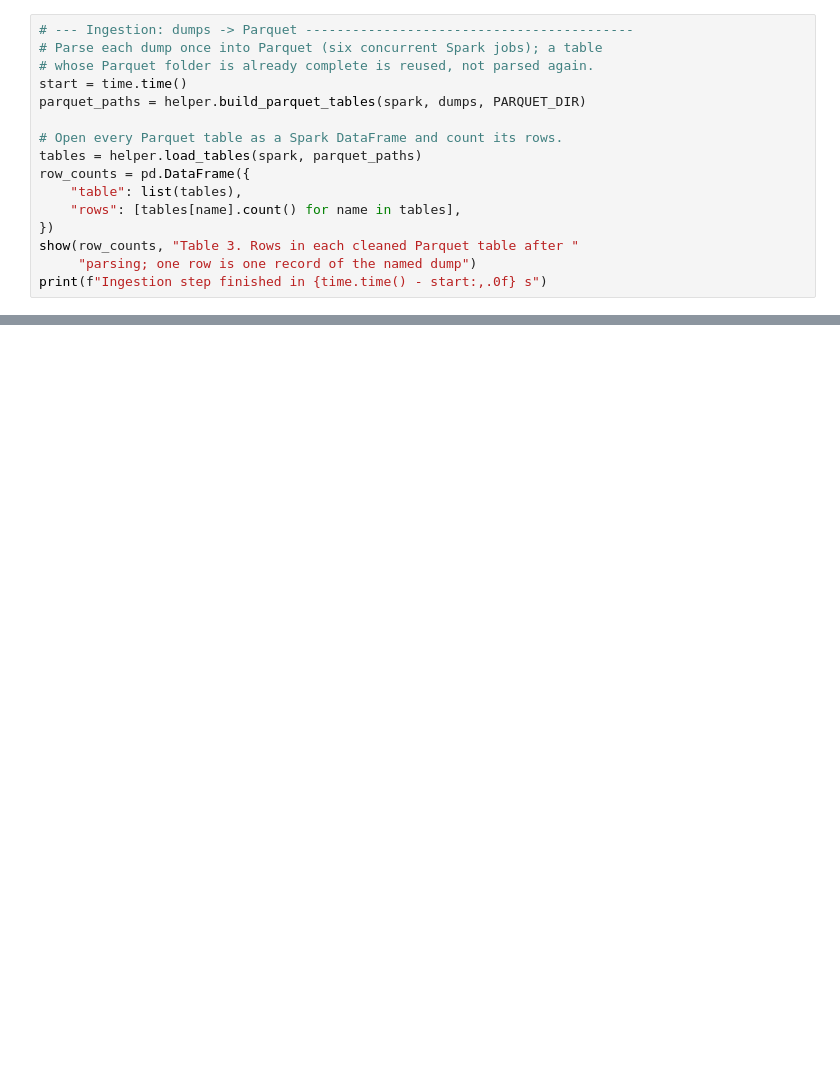
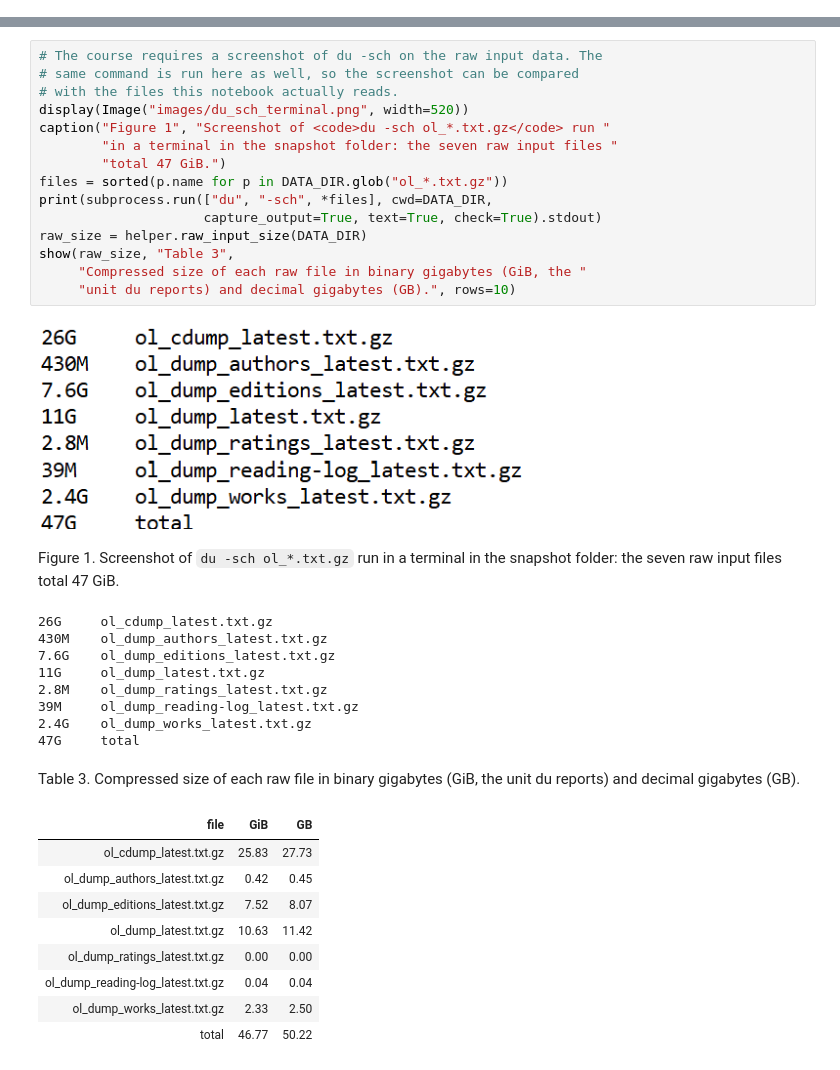
Before and after one commit to jlgelsey/BDCC-Lab-2-, a Jupyter notebook: FINAL REPORT.ipynb, the cells around one changed output, grey strips where cells are left out. Drawn from its saved outputs; the diff is of its cells as text; blank space fills up the shorter version.

Commit message:
Everything

```diff
--- a/FINAL REPORT.ipynb
+++ b/FINAL REPORT.ipynb
@@ -230,16 +0,0 @@ All dumps are dated 2026-10-31, as described in the text.
-# %%
-# --- Ingestion: dumps -> Parquet ------------------------------------------
-# Parse each dump once into Parquet (six concurrent Spark jobs); a table
-# whose Parquet folder is already complete is reused, not parsed again.
-start = time.time()
-parquet_paths = helper.build_parquet_tables(spark, dumps, PARQUET_DIR)
-
-# Open every Parquet table as a Spark DataFrame and count its rows.
-tables = helper.load_tables(spark, parquet_paths)
-row_counts = pd.DataFrame({
-    "table": list(tables),
-    "rows": [tables[name].count() for name in tables],
-})
-show(row_counts, "Table 3. Rows in each cleaned Parquet table after "
-     "parsing; one row is one record of the named dump")
-print(f"Ingestion step finished in {time.time() - start:,.0f} s")
@@ -1146,0 +271,36 @@ spark.stop()
+# %%
+# The course requires a screenshot of du -sch on the raw input data. The
+# same command is run here as well, so the screenshot can be compared
+# with the files this notebook actually reads.
+display(Image("images/du_sch_terminal.png", width=520))
+caption("Figure 1", "Screenshot of <code>du -sch ol_*.txt.gz</code> run "
+        "in a terminal in the snapshot folder: the seven raw input files "
+        "total 47 GiB.")
+files = sorted(p.name for p in DATA_DIR.glob("ol_*.txt.gz"))
+print(subprocess.run(["du", "-sch", *files], cwd=DATA_DIR,
+                     capture_output=True, text=True, check=True).stdout)
+raw_size = helper.raw_input_size(DATA_DIR)
+show(raw_size, "Table 3",
+     "Compressed size of each raw file in binary gigabytes (GiB, the "
+     "unit du reports) and decimal gigabytes (GB).", rows=10)
+# %% [output]
+[figure, added]
+Figure 1. Screenshot of du -sch ol_*.txt.gz run in a terminal in the snapshot folder: the seven raw input files total 47 GiB.
+26G     ol_cdump_latest.txt.gz
+430M    ol_dump_authors_latest.txt.gz
+7.6G    ol_dump_editions_latest.txt.gz
+11G     ol_dump_latest.txt.gz
+2.8M    ol_dump_ratings_latest.txt.gz
+39M     ol_dump_reading-log_latest.txt.gz
+2.4G    ol_dump_works_latest.txt.gz
+47G     total
+Table 3. Compressed size of each raw file in binary gigabytes (GiB, the unit du reports) and decimal gigabytes (GB).
+| file | GiB | GB |
+| ol_cdump_latest.txt.gz | 25.83 | 27.73 |
+| ol_dump_authors_latest.txt.gz | 0.42 | 0.45 |
+| ol_dump_editions_latest.txt.gz | 7.52 | 8.07 |
+| ol_dump_latest.txt.gz | 10.63 | 11.42 |
+| ol_dump_ratings_latest.txt.gz | 0.00 | 0.00 |
+| ol_dump_reading-log_latest.txt.gz | 0.04 | 0.04 |
+| ol_dump_works_latest.txt.gz | 2.33 | 2.50 |
+| total | 46.77 | 50.22 |
```
Also changed, not shown: parts of 99 cells of this notebook, 11 other files.
